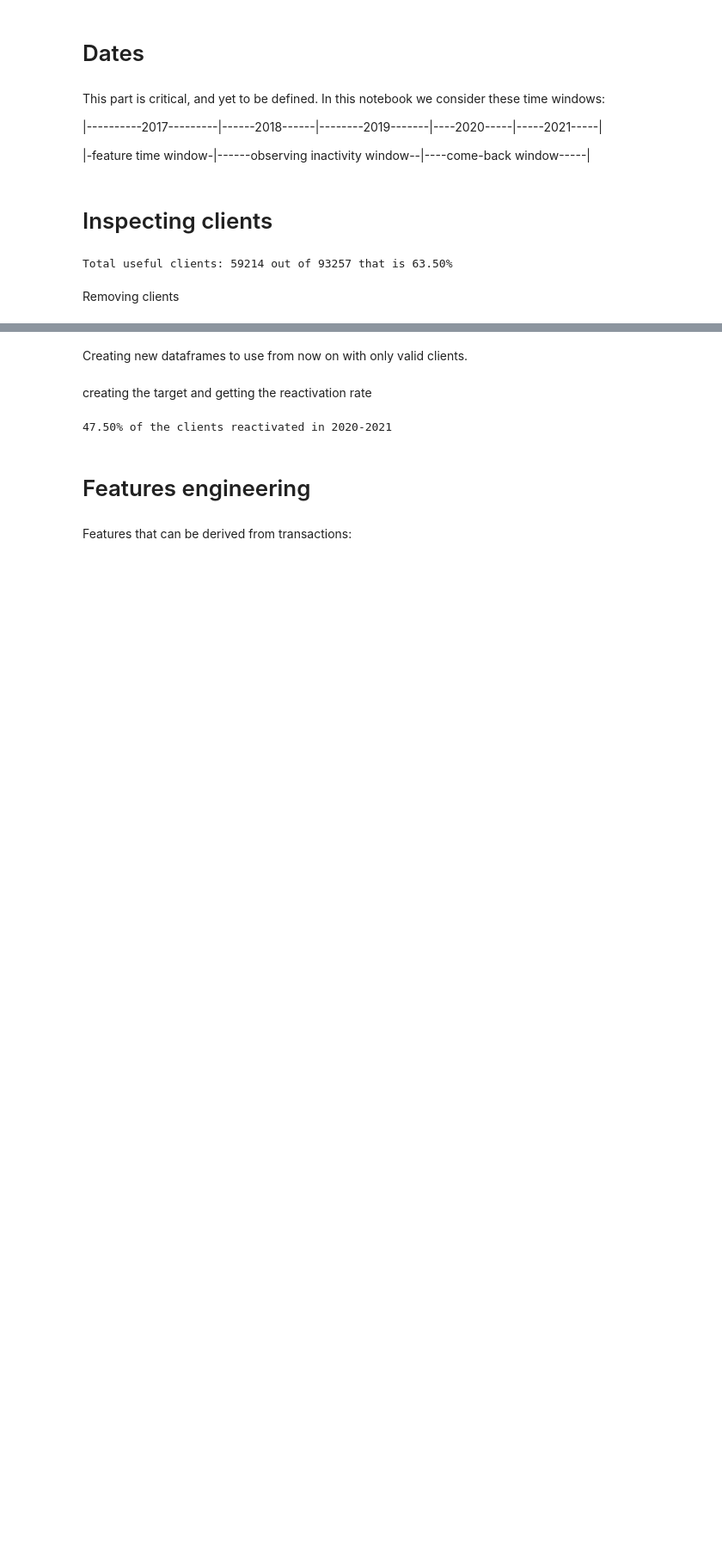
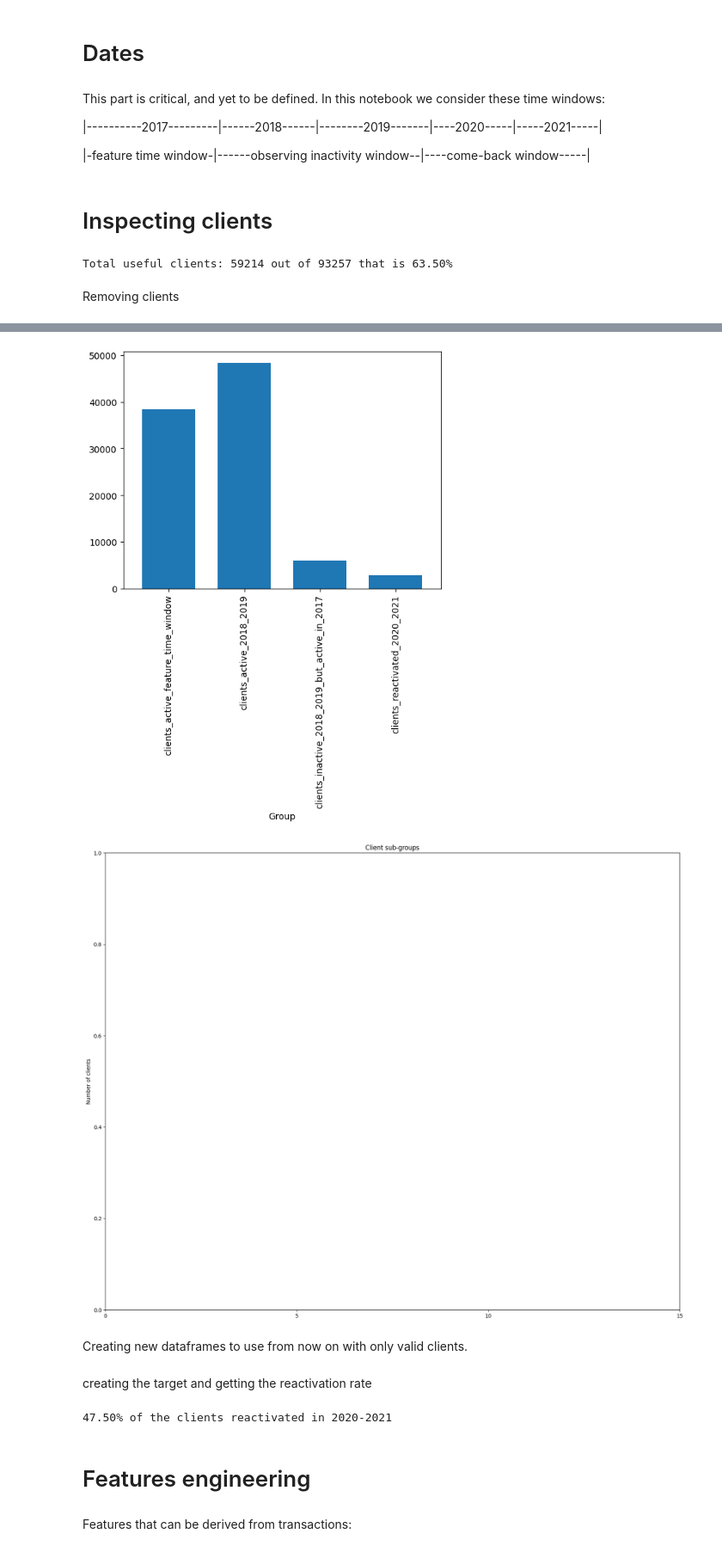
Before and after one commit to jacoopec/FieldworkLab, a Jupyter notebook: Level0/notbook.ipynb, the cells around one changed output, grey strips where cells are left out. Shown at 86% size. Saved outputs shown, nothing was run; the diff lists cells and outputs as text; code cells hidden in the pictures; blank space fills up the shorter version.

```diff
--- a/Level0/notbook.ipynb
+++ b/Level0/notbook.ipynb
@@ -178,20 +143,20 @@ multi_same_day = (
 )
 # print(days_per_client)
 # print(multi_same_day)
-clients_to_remove = (
+single_day_purchase_clients = (
     days_per_client.merge(multi_same_day, on='CLIENT_ID')
 )
 
 
-clients_to_remove = clients_to_remove[
-    (clients_to_remove['n_days'] == 1) &
-    (clients_to_remove['max_same_day_purchases'] > 1)
+single_day_purchase_clients = single_day_purchase_clients[
+    (single_day_purchase_clients['n_days'] == 1) &
+    (single_day_purchase_clients['max_same_day_purchases'] > 1)
 ]['CLIENT_ID']
 
 print(len(sales_df))
-sales_df = sales_df[~sales_df['CLIENT_ID'].isin(clients_to_remove)]
+sales_df = sales_df[~sales_df['CLIENT_ID'].isin(single_day_purchase_clients)]
 print(len(sales_df))
-client_df = client_df[~client_df['CLIENT_ID'].isin(clients_to_remove)]
+client_df = client_df[~client_df['CLIENT_ID'].isin(single_day_purchase_clients)]
 # %% [output]
 2037299
 1931363
@@ -253,3 +252,24 @@ Clients reactivated in 2020-2021: 2835 which is 4.79% of the total clients, and
+# %%
+import matplotlib.pyplot as plt
+
+counts = pd.Series({
+    "clients_active_feature_time_window": len(clients_active_feature_time_window),
+    "clients_active_2018_2019": len(clients_active_2018_2019),
+    "clients_inactive_2018_2019_but_active_in_2017": len(clients_inactive_2018_2019_but_activ_in_2017),
+    "clients_reactivated_2020_2021": len(clients_reactivated_2020_2021)
+})
+
+counts.plot(kind='bar', width=0.7)
+plt.xlabel('Group')
+plt.figure(figsize=(20, 16))
+plt.ylabel('Number of clients')
+plt.title('Client sub-groups')
+position = [0,5,10,15]
+plt.xticks(position, rotation=0)
+plt.show()
+# %% [output]
+[figure, added]
+[figure, added]
 # %% [markdown]
 Creating new dataframes to use from now on with only valid clients.
 # %%
```
Also changed, not shown: parts of 9 cells of this notebook.
